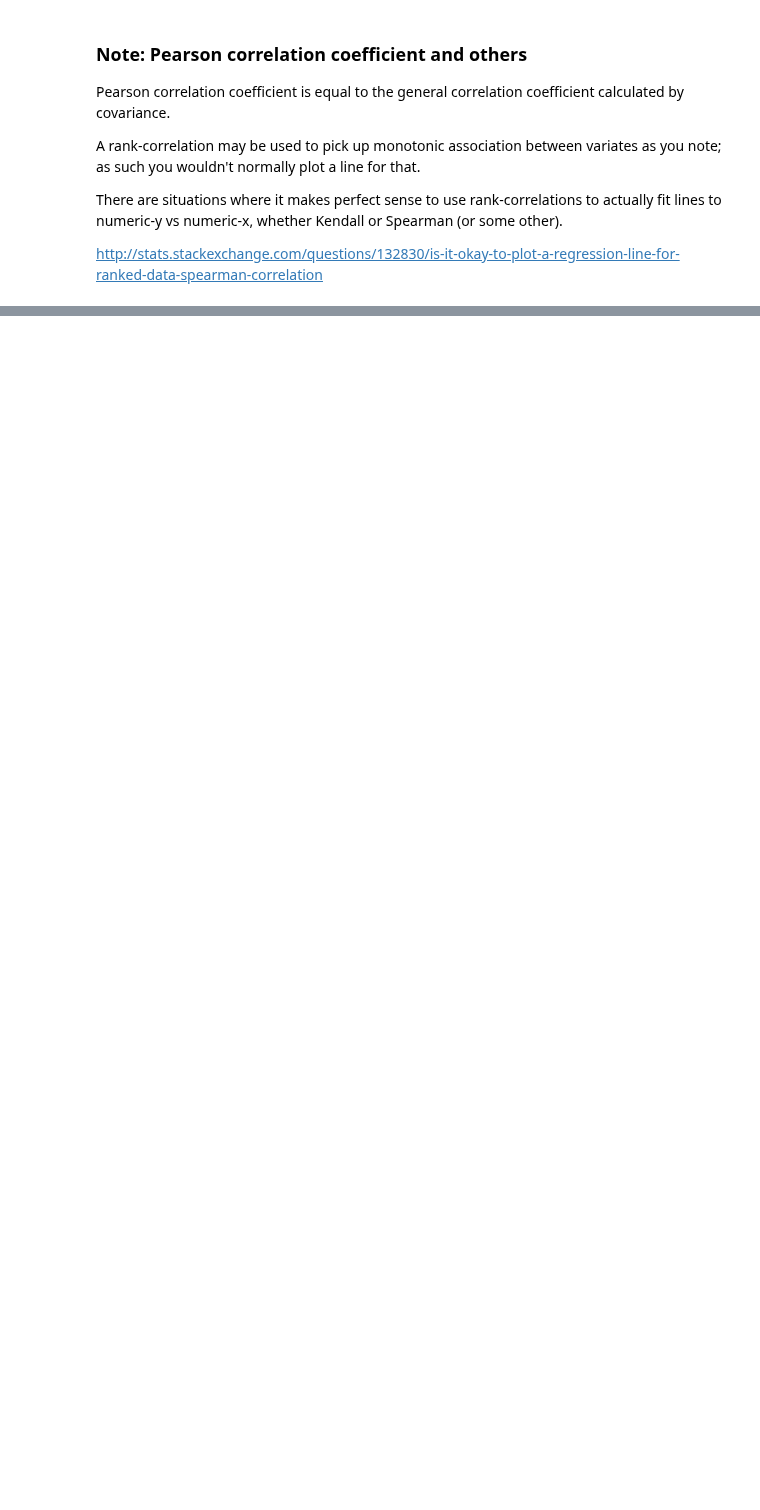
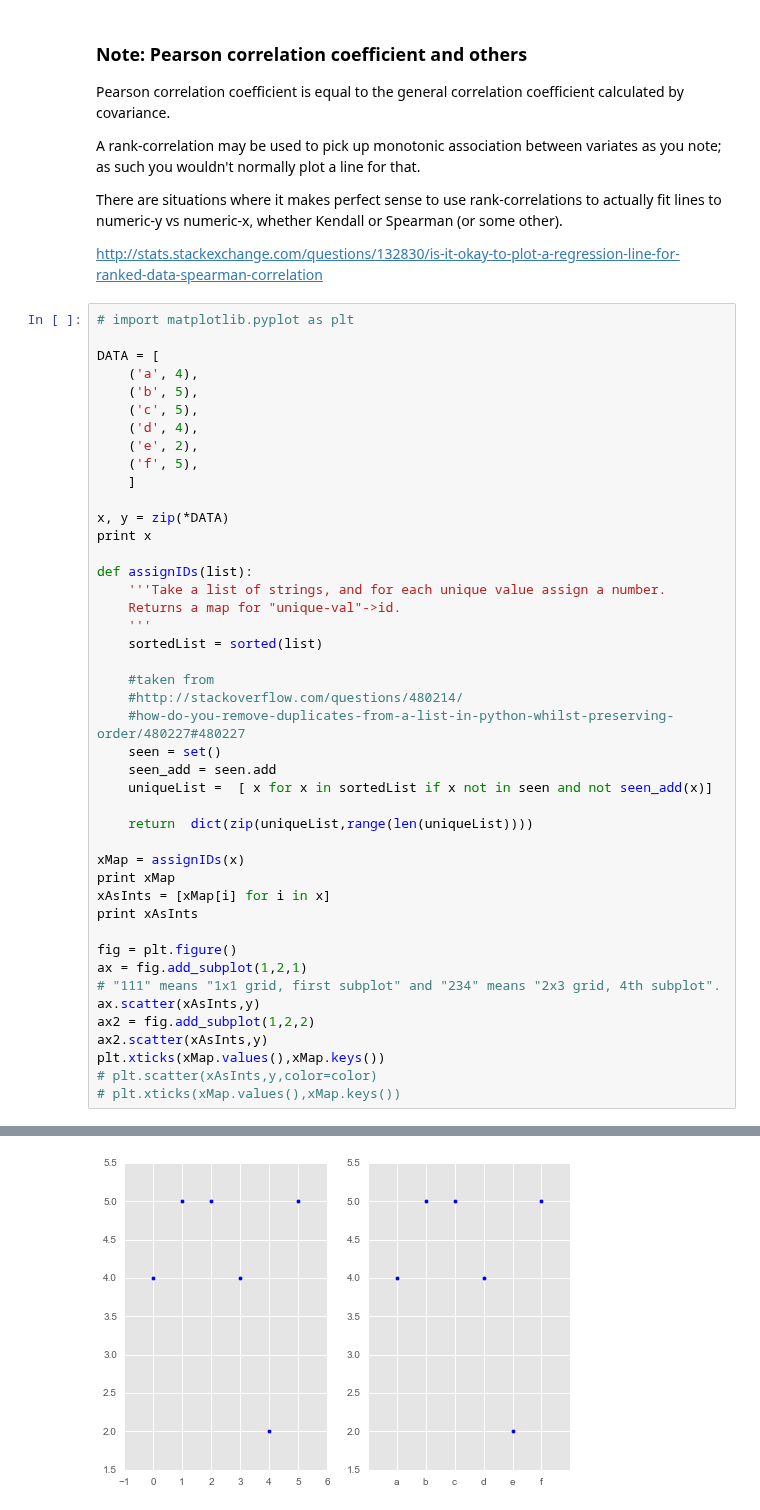
Before and after one commit to arfu2016/dog_id, a Jupyter notebook: 1p4ETL_SQL.ipynb, the cells around one changed output, grey strips where cells are left out. Drawn from its saved outputs; the diff is of its cells as text; blank space fills up the shorter version.

```diff
--- a/1p4ETL_SQL.ipynb
+++ b/1p4ETL_SQL.ipynb
@@ -537,3 +561,48 @@ A rank-correlation may be used to pick up monotonic association between variates
 There are situations where it makes perfect sense to use rank-correlations to actually fit lines to numeric-y vs numeric-x, whether Kendall or Spearman (or some other).
 
 http://stats.stackexchange.com/questions/132830/is-it-okay-to-plot-a-regression-line-for-ranked-data-spearman-correlation
+# %%
+# import matplotlib.pyplot as plt
+
+DATA = [
+    ('a', 4),
+    ('b', 5),
+    ('c', 5),
+    ('d', 4),
+    ('e', 2),
+    ('f', 5),
+    ]
+
+x, y = zip(*DATA)
+print x
+
+def assignIDs(list):
+    '''Take a list of strings, and for each unique value assign a number.
+    Returns a map for "unique-val"->id.
+    '''
+    sortedList = sorted(list)
+
+    #taken from
+    #http://stackoverflow.com/questions/480214/
+    #how-do-you-remove-duplicates-from-a-list-in-python-whilst-preserving-order/480227#480227
+    seen = set()
+    seen_add = seen.add
+    uniqueList =  [ x for x in sortedList if x not in seen and not seen_add(x)]
+
+    return  dict(zip(uniqueList,range(len(uniqueList))))
+
+xMap = assignIDs(x)
+print xMap
+xAsInts = [xMap[i] for i in x]
+print xAsInts
+
+fig = plt.figure()
+ax = fig.add_subplot(1,2,1)
+# "111" means "1x1 grid, first subplot" and "234" means "2x3 grid, 4th subplot".
+ax.scatter(xAsInts,y)
+ax2 = fig.add_subplot(1,2,2)
+ax2.scatter(xAsInts,y)
+plt.xticks(xMap.values(),xMap.keys())
+# plt.scatter(xAsInts,y,color=color)
+# plt.xticks(xMap.values(),xMap.keys())
+# %% [output]
@@ -539,0 +619 @@ http://stats.stackexchange.com/questions/132830/is-it-okay-to-plot-a-regression-
+[figure, added]
```
Also changed, not shown: parts of 19 cells of this notebook.
